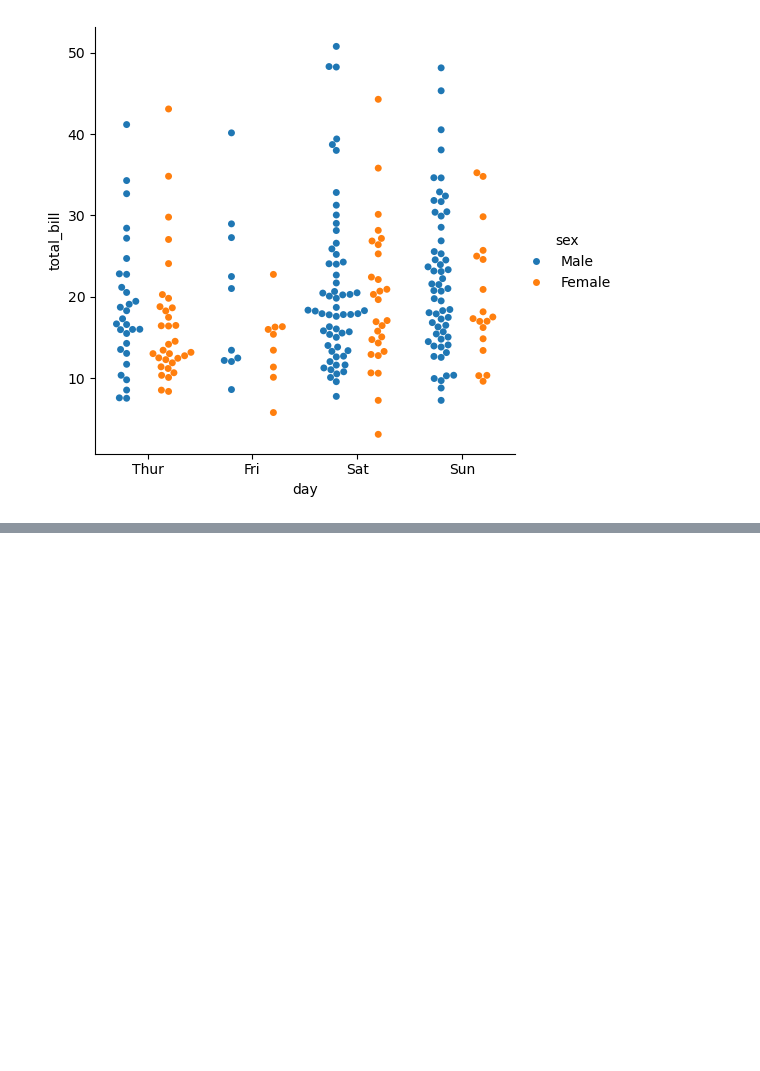
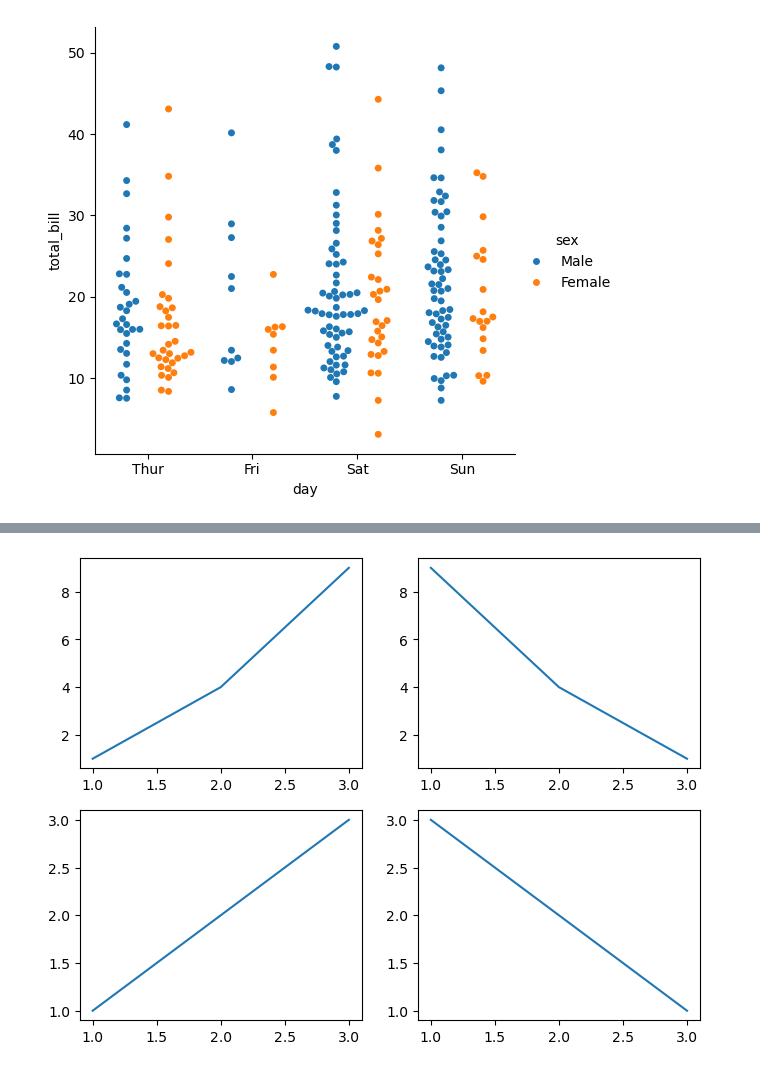
Before and after one commit to TeslimAdeyanju/studynote1-Python-for-Finance-Data-Science-My-Learning-Journey, a Jupyter notebook: python-datacamp/python_data_camp_note/7-Introduction to Data Visualization with Seaborn/session-7-Intro-to-seaborn.ipynb, the cells around one changed output, grey strips where cells are left out. Cells and saved outputs as stored; diff of their text form; code cells hidden in the pictures; blank space fills up the shorter version.

```diff
--- a/python-datacamp/python_data_camp_note/7-Introduction to Data Visualization with Seaborn/session-7-Intro-to-seaborn.ipynb
+++ b/python-datacamp/python_data_camp_note/7-Introduction to Data Visualization with Seaborn/session-7-Intro-to-seaborn.ipynb
@@ -789,0 +842,12 @@ plt.show()
+# %%
+import matplotlib.pyplot as plt
+
+fig, axes = plt.subplots(2, 2, figsize=(8, 6))  # 2x2 grid of subplots
+axes[0, 0].plot([1, 2, 3], [1, 4, 9])           # Top-left plot
+axes[0, 1].plot([1, 2, 3], [9, 4, 1])           # Top-right plot
+axes[1, 0].plot([1, 2, 3], [1, 2, 3])           # Bottom-left plot
+axes[1, 1].plot([1, 2, 3], [3, 2, 1])           # Bottom-right plot
+
+plt.show()
+# %% [output]
+[figure, added]
```
Also changed, not shown: parts of 31 cells of this notebook.
